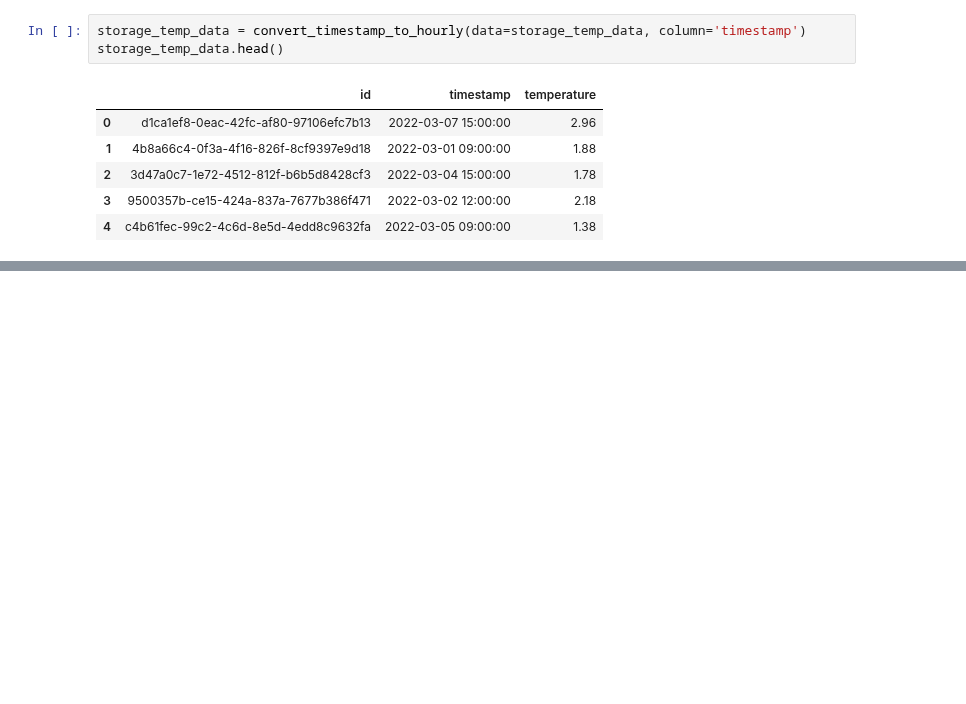
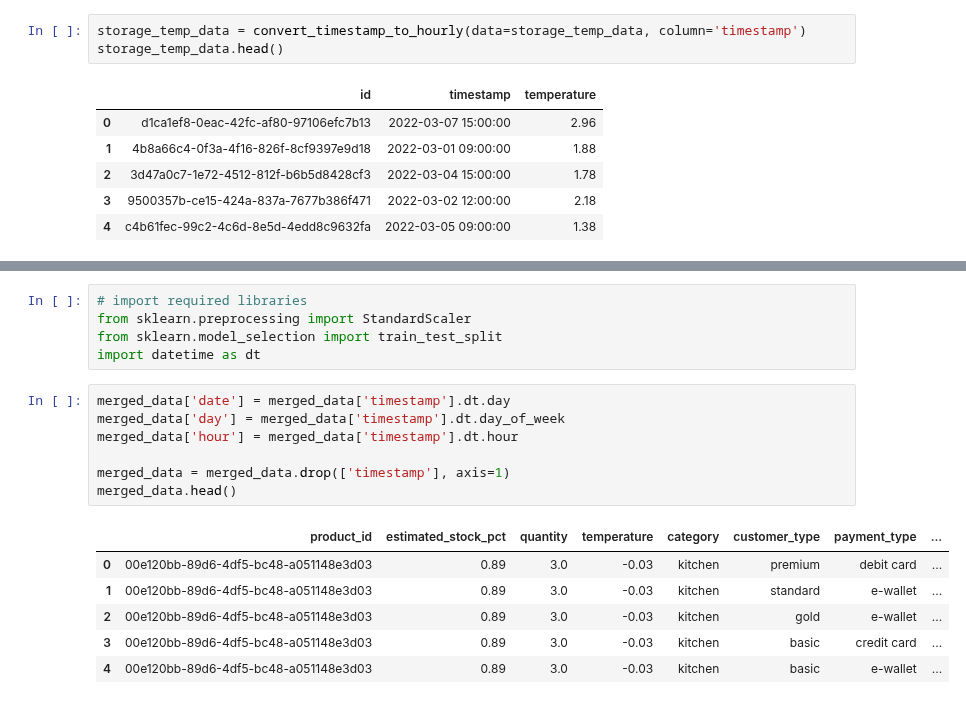
Before and after one commit to Akshay-Paunikar/Forage_Virtual_Internship_Program, a Jupyter notebook: Cognizant/Task 3 - Model Building and Interpretation/Task_3_Model_Building_and_Interpretation.ipynb, the cells around one changed output, grey strips where cells are left out. Saved outputs shown, nothing was run; the diff lists cells and outputs as text; blank space fills up the shorter version.

```diff
--- a/Cognizant/Task 3 - Model Building and Interpretation/Task_3_Model_Building_and_Interpretation.ipynb
+++ b/Cognizant/Task 3 - Model Building and Interpretation/Task_3_Model_Building_and_Interpretation.ipynb
@@ -279,0 +463,19 @@ storage_temp_data.head()
+# %%
+# import required libraries
+from sklearn.preprocessing import StandardScaler
+from sklearn.model_selection import train_test_split
+import datetime as dt
+# %%
+merged_data['date'] = merged_data['timestamp'].dt.day
+merged_data['day'] = merged_data['timestamp'].dt.day_of_week
+merged_data['hour'] = merged_data['timestamp'].dt.hour
+
+merged_data = merged_data.drop(['timestamp'], axis=1)
+merged_data.head()
+# %% [output]
+|  | product_id | estimated_stock_pct | quantity | temperature | category | customer_type | payment_type | ... |
+| 0 | 00e120bb-89d6-4df5-bc48-a051148e3d03 | 0.89 | 3.0 | -0.03 | kitchen | premium | debit card | ... |
+| 1 | 00e120bb-89d6-4df5-bc48-a051148e3d03 | 0.89 | 3.0 | -0.03 | kitchen | standard | e-wallet | ... |
+| 2 | 00e120bb-89d6-4df5-bc48-a051148e3d03 | 0.89 | 3.0 | -0.03 | kitchen | gold | e-wallet | ... |
+| 3 | 00e120bb-89d6-4df5-bc48-a051148e3d03 | 0.89 | 3.0 | -0.03 | kitchen | basic | credit card | ... |
+| 4 | 00e120bb-89d6-4df5-bc48-a051148e3d03 | 0.89 | 3.0 | -0.03 | kitchen | basic | e-wallet | ... |
```
Also changed, not shown: parts of 34 cells of this notebook.
